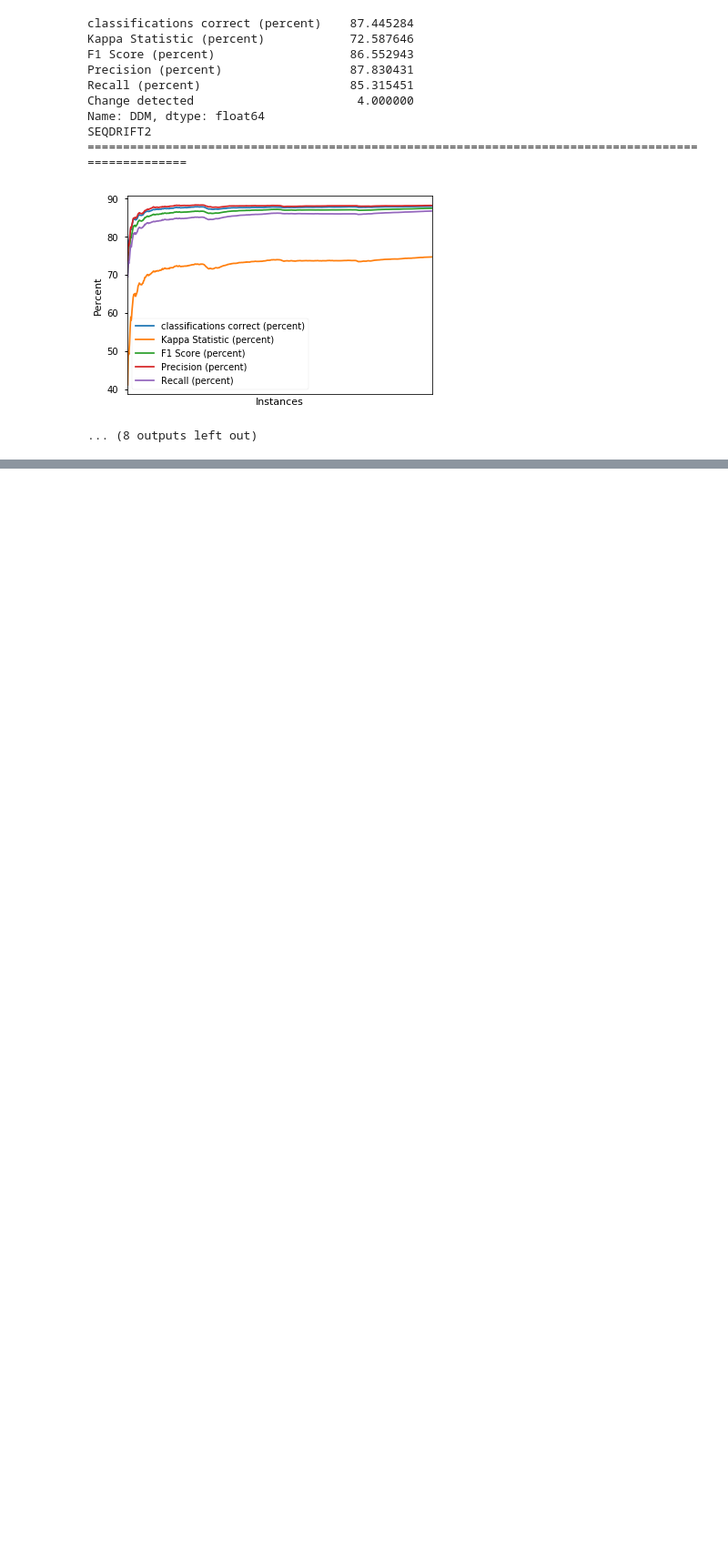
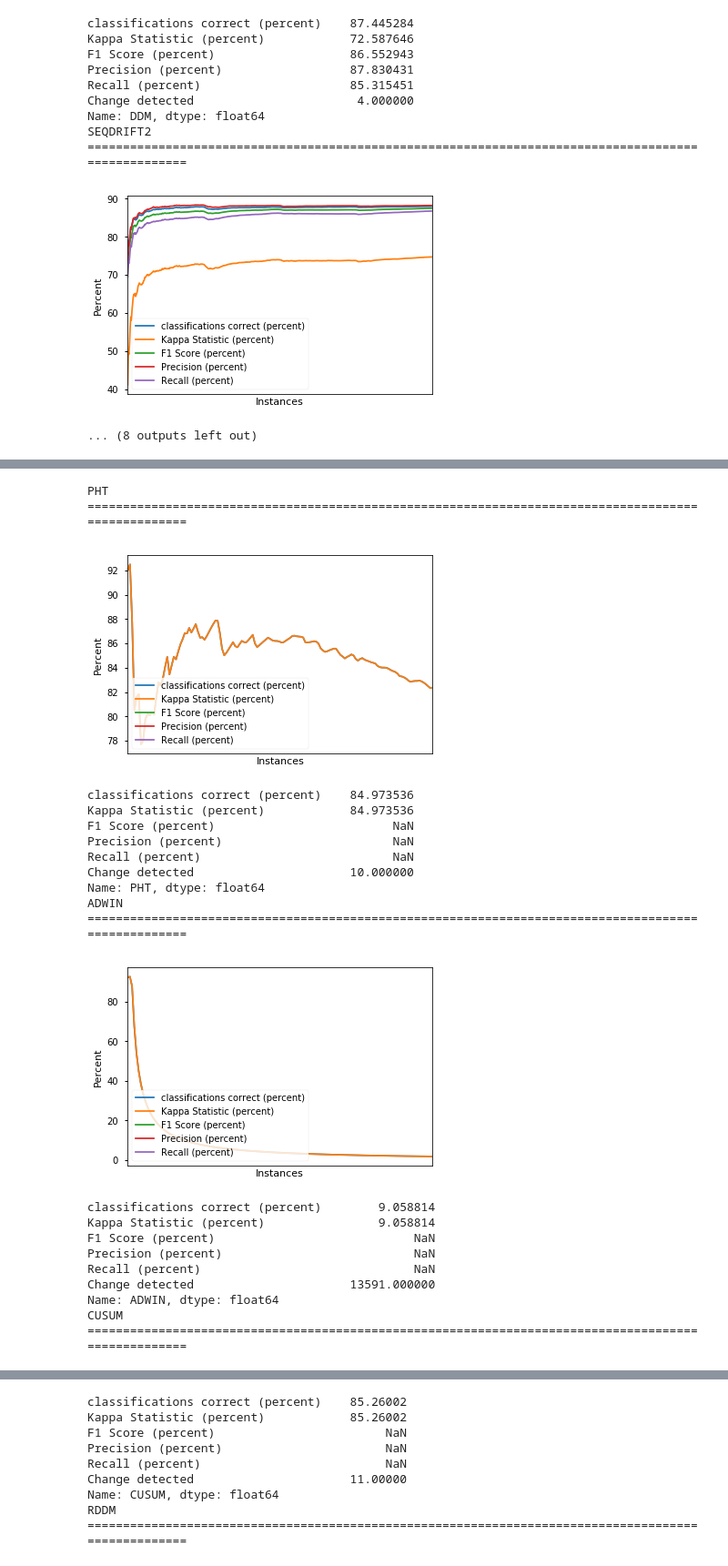
Before and after one commit to hoeztutar/drift_behaviour, a Jupyter notebook: moa_outputs/Get Plots.ipynb, the cells around one changed output, grey strips where cells are left out. Shown at 91% size. Saved outputs shown, nothing was run; the diff lists cells and outputs as text; code cells hidden in the pictures; blank space fills up the shorter version.

```diff
--- a/moa_outputs/Get Plots.ipynb
+++ b/moa_outputs/Get Plots.ipynb
@@ -60,7 +60,7 @@ def get_results(dataset_folder):
 
     for file in files:
         print(file[:-4].upper()+'\n'+'='*100)
-        df = pd.read_csv(path+file)
+        df = pd.read_csv(path+file, dtype='float', na_values='?')
         result, fig = get_info(df, file[:-4].upper())
         fig.suptitle(file[:-4].upper()+' on '+dataset.title()+' Dataset')
         fig.savefig(file[:-4].upper()+'_'+dataset+'.png', dpi=300)
@@ -304,0 +356,25 @@ TypeError: Could not convert 90.085.583.082.580.8000000000000180.166666666666668
+# %%
+get_results('gassensor')
+# %% [output]
+PHT
+====================================================================================================
+[figure, added]
+classifications correct (percent)    84.973536
+Kappa Statistic (percent)            84.973536
+F1 Score (percent)                         NaN
+Precision (percent)                        NaN
+Recall (percent)                           NaN
+Change detected                      10.000000
+Name: PHT, dtype: float64
+ADWIN
+====================================================================================================
+[figure, added]
+classifications correct (percent)        9.058814
+Kappa Statistic (percent)                9.058814
+F1 Score (percent)                            NaN
+Precision (percent)                           NaN
+Recall (percent)                              NaN
+Change detected                      13591.000000
+Name: ADWIN, dtype: float64
+CUSUM
+====================================================================================================
@@ -304,0 +382,9 @@ TypeError: Could not convert 90.085.583.082.580.8000000000000180.166666666666668
+classifications correct (percent)    85.26002
+Kappa Statistic (percent)            85.26002
+F1 Score (percent)                        NaN
+Precision (percent)                       NaN
+Recall (percent)                          NaN
+Change detected                      11.00000
+Name: CUSUM, dtype: float64
+RDDM
+====================================================================================================
```
Also changed, not shown: parts of 4 cells of this notebook, 40 other files.
